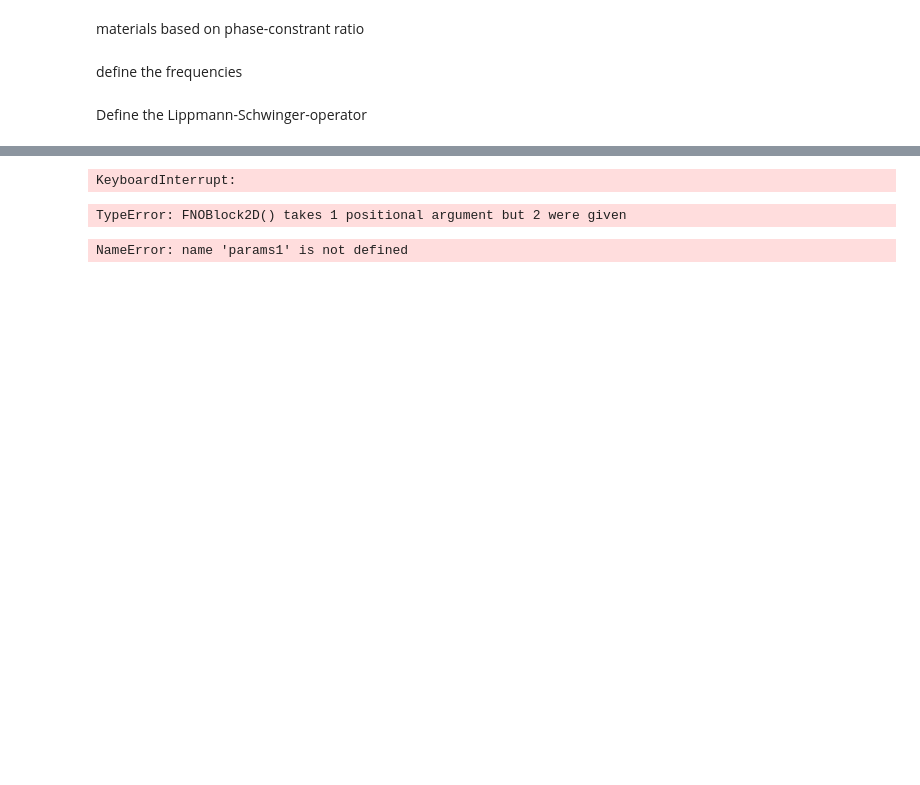
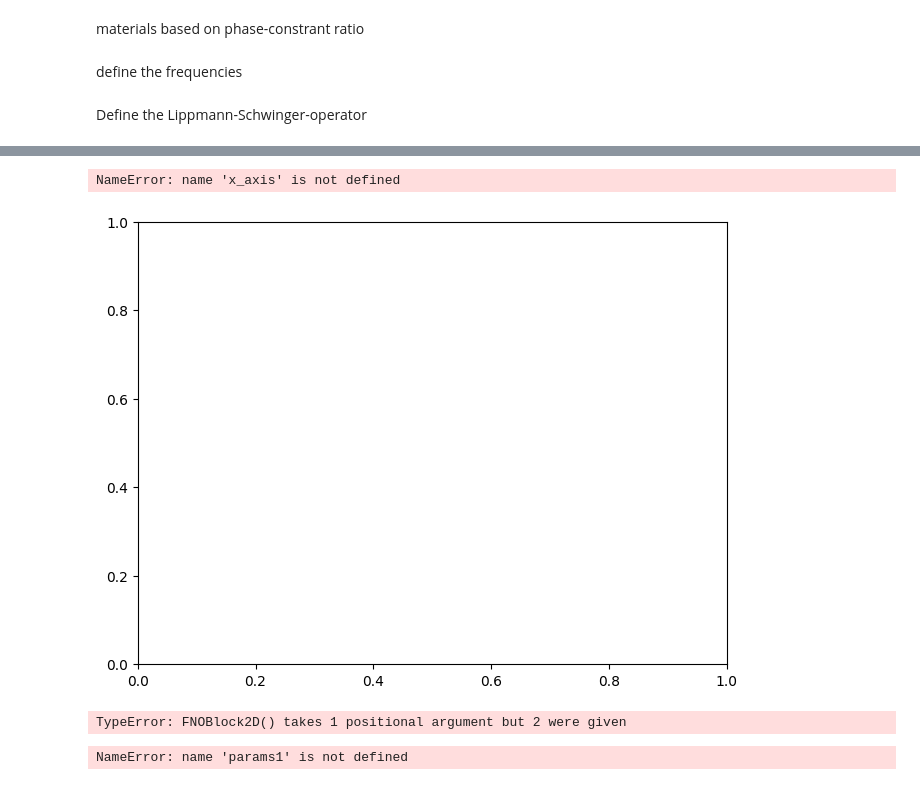
Before and after one commit to manjudhital/master_thesis, a Jupyter notebook: spifol/SPiFOL_Alicode.ipynb, the cells around one changed output, grey strips where cells are left out. Drawn from its saved outputs; the diff is of its cells as text; code cells hidden in the pictures; blank space fills up the shorter version.

```diff
--- a/spifol/SPiFOL_Alicode.ipynb
+++ b/spifol/SPiFOL_Alicode.ipynb
@@ -471,10 +522,12 @@ class SPiFOL:
         #print(total_loss)
         color = tab20.colors
 
+
          #print(x_axis)
         # Create plot
         plt.figure(constrained_layout=True)
         ax = plt.subplot(111)
+        x_axis = jnp.arange(1, total_loss.size + 1, 1)
 
         plt.semilogy(x_axis, total_loss, label="Train", c=color[0])
         plt.semilogy(x_axis, total_loss1, label="Test", c=color[6])
@@ -529,10 +582,12 @@ model_mlp = SPiFOL(
 )
 # %%
 # training
-epochs = 30000
+epochs = 100
 model_mlp.train(data_train1, data_test, nIter = epochs)
+model_mlp.plot_losses('')
 # %% [output]
-KeyboardInterrupt:
+NameError: name 'x_axis' is not defined
+[figure, added]
 # %%
 # loading the trained model
 fno_layers = [Dense(32),
```
Also changed, not shown: parts of 5 cells of this notebook, 5 other files.
